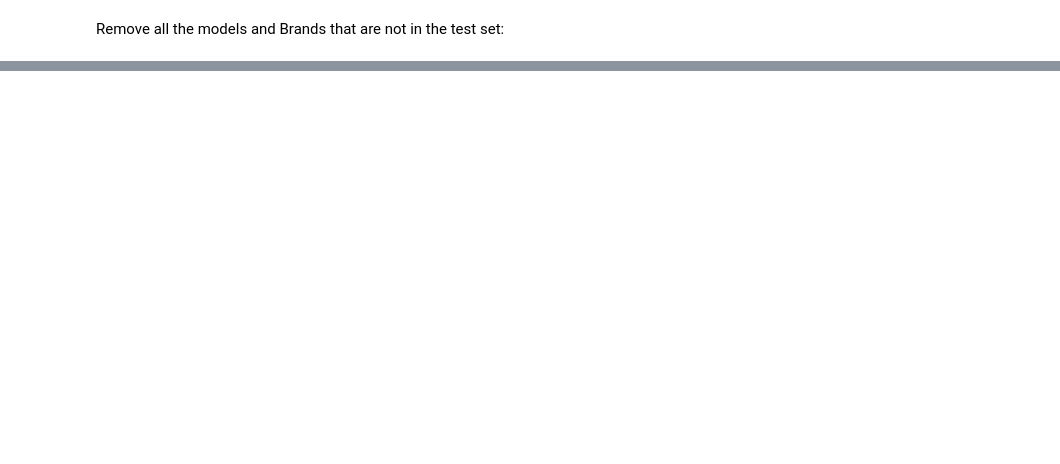
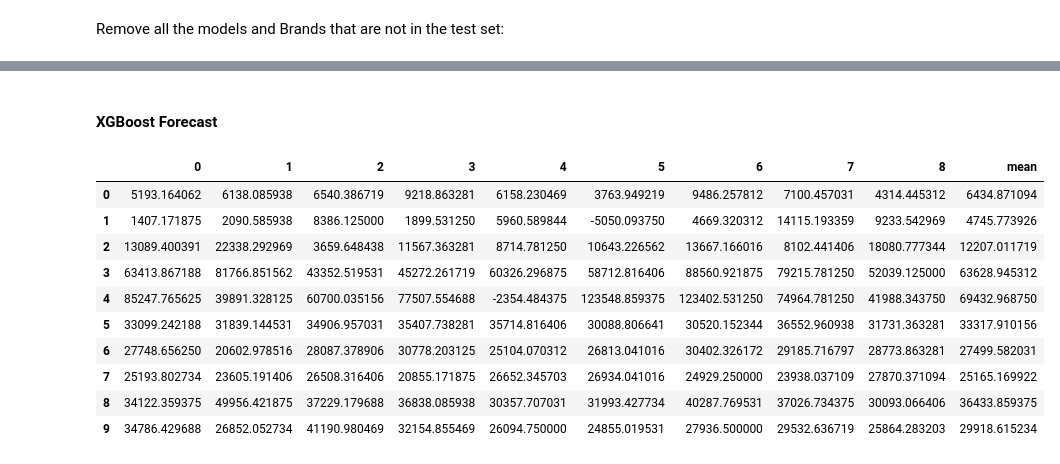
Before and after one commit to fabriziobasso/kaggle, a Jupyter notebook: File_01.ipynb, the cells around one changed output, grey strips where cells are left out. Cells and saved outputs as stored; diff of their text form; code cells hidden in the pictures; blank space fills up the shorter version.

```diff
--- a/File_01.ipynb
+++ b/File_01.ipynb
@@ -1749,6 +1881,6 @@ print(to_remove)
 # %%
 for rem in to_remove:
-    index_rem = df_train[df_train.model==rem].index
-    df_train = df_train.drop(index_rem, axis=0)
+    index_rem = df_train_ext[df_train_ext.model==rem].index
+    df_train_ext = df_train_ext.drop(index_rem, axis=0)
 # %%
 import category_encoders as ce
@@ -1793,0 +2129,10 @@ Index(['brand', 'model', 'milage', 'fuel_type', 'transmission', 'ext_col',
+# %%
+# usage with XGBRegressor
+xgb_study = tune_hyperparameters(X, y, XGBRegressor, n_trials=151, use_gpu=use_gpu)
+save_results(xgb_study, XGBRegressor, "XGBoost")
+xgb_params = xgb_study.best_params  # Extract best parameters
+xgb_model = train_and_evaluate(XGBRegressor, xgb_params, X, y, use_gpu)
+#xgb_preds = xgb_model.predict(df_test)
+
+del xgb_study, xgb_model
+gc.collect()
@@ -1793,0 +2150,28 @@ Index(['brand', 'model', 'milage', 'fuel_type', 'transmission', 'ext_col',
+# %%
+xgb_params = {'n_estimators': 370, 'max_depth': 7, 'min_child_weight': 10, 'colsample_bytree': 0.41895690905135957, 'subsample': 0.75, 'reg_lambda': 0.24030084505833366, 'reg_alpha': 0.02302324434692417}
+
+n_splits=3
+n_repeats = 3
+
+test_results = pd.DataFrame(columns=list(range(n_splits*n_repeats)))
+valid_scores = pd.DataFrame(index= list(range(n_splits*n_repeats)),columns=["Model","RMSE"])
+
+rskf = RepeatedStratifiedKFold(n_splits=n_splits, n_repeats=n_repeats,random_state=36851234)
+
+rskf.get_n_splits(X, X["brand"])
+
+for i, (train_index, val_index) in enumerate(rskf.split(X, y)):
+    X_train, X_val = X.iloc[train_index], X.iloc[val_index]
+    y_train, y_val = y.iloc[train_index], y.iloc[val_index]
+
+    xgb_model = train_and_evaluate(XGBRegressor, xgb_params, X_train, y_train, use_gpu)
+    xgb_preds = xgb_model.predict(X_val)
+
+    rmse = np.sqrt(mean_squared_error(y_val, xgb_preds))
+    print(f'RMSE on validation data for XGBoost: {rmse}')
+
+    test_results[i] = xgb_model.predict(df_train_ext)
+    valid_scores.loc[i, "Model"] = f"XGBoost_{i}"
+    valid_scores.loc[i, "RMSE"] = rmse
+
+gc.collect()
@@ -1793,0 +2198,17 @@ Index(['brand', 'model', 'milage', 'fuel_type', 'transmission', 'ext_col',
+# %% [markdown]
+#### XGBoost Forecast
+# %%
+test_results["mean"] = test_results.mean(axis=1)
+test_results.head(10)
+# %% [output]
+|  | 0 | 1 | 2 | 3 | 4 | 5 | 6 | 7 | 8 | mean |
+| 0 | 5193.164062 | 6138.085938 | 6540.386719 | 9218.863281 | 6158.230469 | 3763.949219 | 9486.257812 | 7100.457031 | 4314.445312 | 6434.871094 |
+| 1 | 1407.171875 | 2090.585938 | 8386.125000 | 1899.531250 | 5960.589844 | -5050.093750 | 4669.320312 | 14115.193359 | 9233.542969 | 4745.773926 |
+| 2 | 13089.400391 | 22338.292969 | 3659.648438 | 11567.363281 | 8714.781250 | 10643.226562 | 13667.166016 | 8102.441406 | 18080.777344 | 12207.011719 |
+| 3 | 63413.867188 | 81766.851562 | 43352.519531 | 45272.261719 | 60326.296875 | 58712.816406 | 88560.921875 | 79215.781250 | 52039.125000 | 63628.945312 |
+| 4 | 85247.765625 | 39891.328125 | 60700.035156 | 77507.554688 | -2354.484375 | 123548.859375 | 123402.531250 | 74964.781250 | 41988.343750 | 69432.968750 |
+| 5 | 33099.242188 | 31839.144531 | 34906.957031 | 35407.738281 | 35714.816406 | 30088.806641 | 30520.152344 | 36552.960938 | 31731.363281 | 33317.910156 |
+| 6 | 27748.656250 | 20602.978516 | 28087.378906 | 30778.203125 | 25104.070312 | 26813.041016 | 30402.326172 | 29185.716797 | 28773.863281 | 27499.582031 |
+| 7 | 25193.802734 | 23605.191406 | 26508.316406 | 20855.171875 | 26652.345703 | 26934.041016 | 24929.250000 | 23938.037109 | 27870.371094 | 25165.169922 |
+| 8 | 34122.359375 | 49956.421875 | 37229.179688 | 36838.085938 | 30357.707031 | 31993.427734 | 40287.769531 | 37026.734375 | 30093.066406 | 36433.859375 |
+| 9 | 34786.429688 | 26852.052734 | 41190.980469 | 32154.855469 | 26094.750000 | 24855.019531 | 27936.500000 | 29532.636719 | 25864.283203 | 29918.615234 |
```
Also changed, not shown: parts of 68 cells of this notebook.
